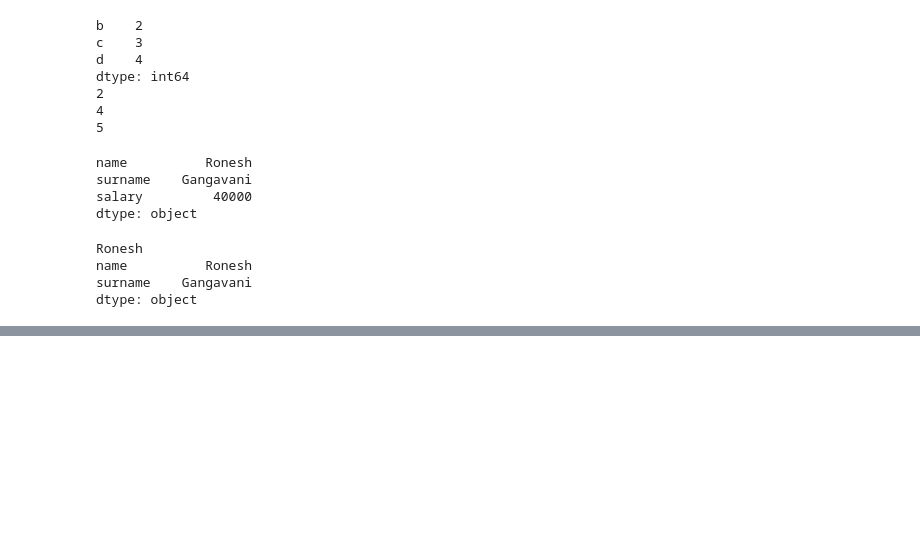
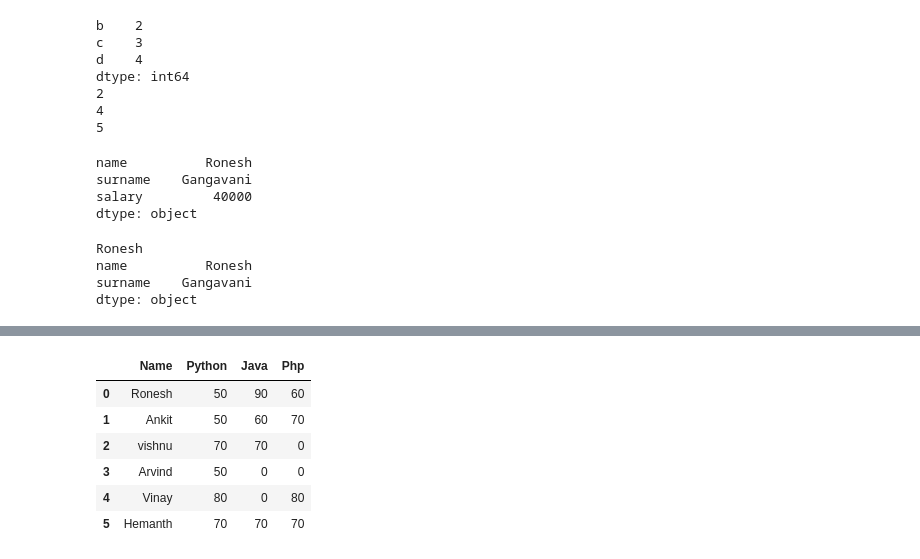
Before and after one commit to roneshgangavani/Python-for-Data-Science-by-Ronesh-Gangavani, a Jupyter notebook: Python/Pandas/Pandas-9-Dec.ipynb, the cells around one changed output, grey strips where cells are left out. Drawn from its saved outputs; the diff is of its cells as text; code cells hidden in the pictures; blank space fills up the shorter version.

```diff
--- a/Python/Pandas/Pandas-9-Dec.ipynb
+++ b/Python/Pandas/Pandas-9-Dec.ipynb
@@ -47,0 +332,13 @@ dtype: object
+# %%
+dict2={'Name':['Ronesh','Ankit','vishnu','Arvind','Vinay','Hemanth'],'Python':[50,50,70,50,80,70],'Java':[90,60,70,0,0,70],'Php':[60,70,0,0,80,70]}
+# %%
+df6=pd.DataFrame(dict2)
+df6
+# %% [output]
+|  | Name | Python | Java | Php |
+| 0 | Ronesh | 50 | 90 | 60 |
+| 1 | Ankit | 50 | 60 | 70 |
+| 2 | vishnu | 70 | 70 | 0 |
+| 3 | Arvind | 50 | 0 | 0 |
+| 4 | Vinay | 80 | 0 | 80 |
+| 5 | Hemanth | 70 | 70 | 70 |
```
Also changed, not shown: parts of 56 cells of this notebook, 1 other file.
